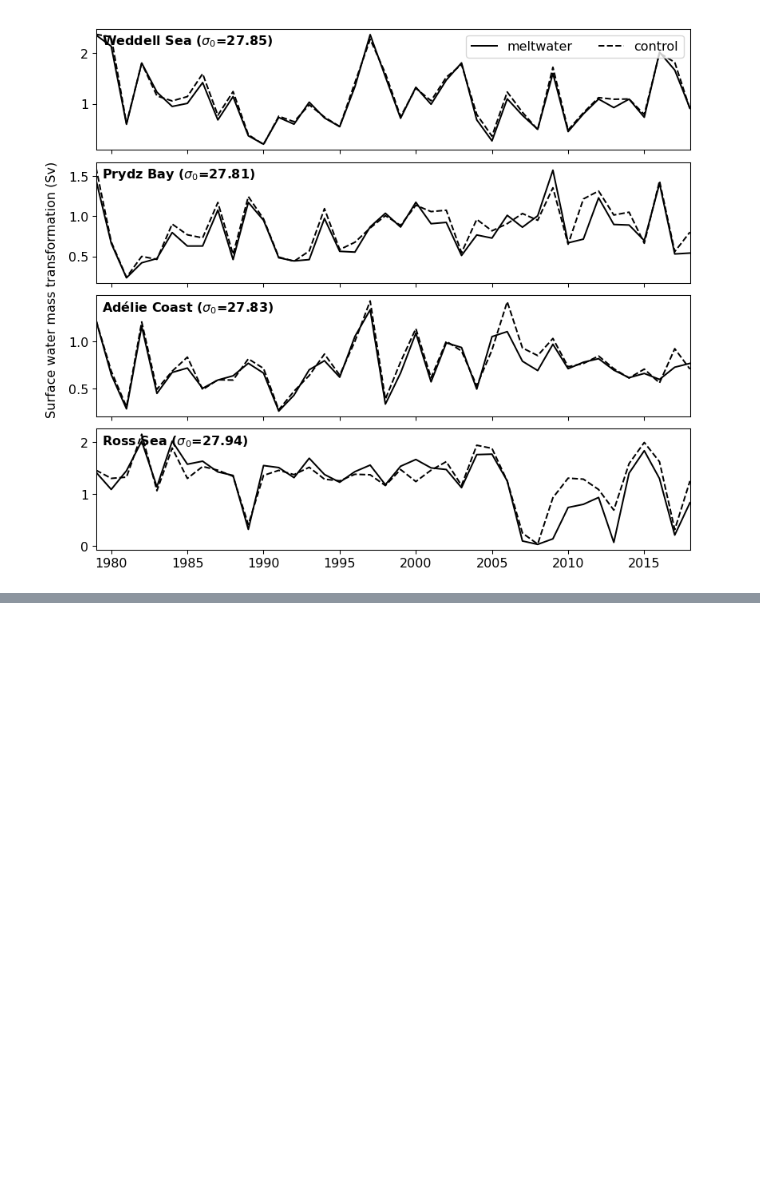
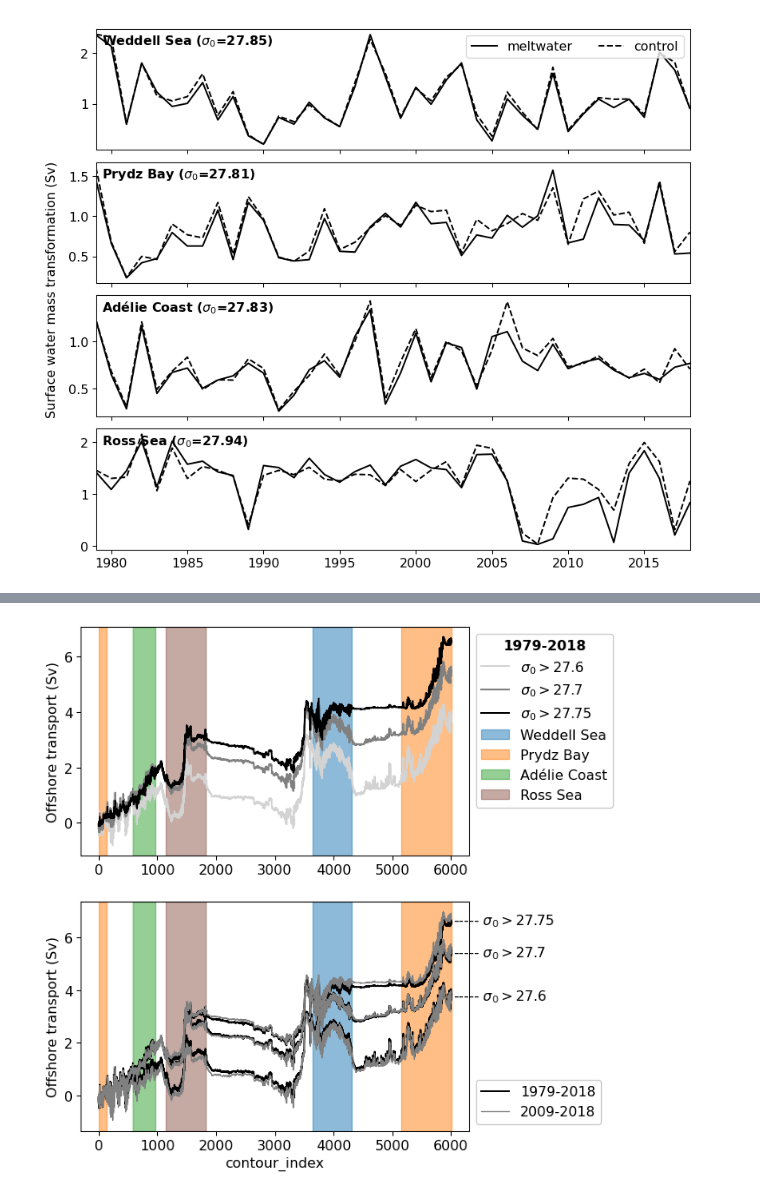
Before and after one commit to adele-morrison/IAF-meltwater, a Jupyter notebook: notebooks/SWMT/SWMT_plots.ipynb, the cells around one changed output, grey strips where cells are left out. Drawn from its saved outputs; the diff is of its cells as text; code cells hidden in the pictures; blank space fills up the shorter version.

Commit message:
Circumpolar offshore transport across 1000-m isobath

```diff
--- a/notebooks/SWMT/SWMT_plots.ipynb
+++ b/notebooks/SWMT/SWMT_plots.ipynb
@@ -266,0 +274,8 @@ SWMT_ctrl_DSW_yr = SWMT_ctrl_DSW.sel(
+# %%
+# calculated and saved with across_contour_volume_transport_calculations_execute.sh (this uses
+# across_contour_volume_transport_calculations.py) and
+# across_contour_volume_transport_postprocessing.ipynb
+transp1000m = xr.open_mfdataset(
+    path_output + 'volume_transport_across_1000m_isobaths_' +
+    exp_melt + '_1d_????.nc').vol_transp_across_contour
+transp1000m = transp1000m.where(transp1000m != 0) * 1e-6  # in Sv
@@ -267,3 +284,14 @@ SWMT_ctrl_DSW_yr = SWMT_ctrl_DSW.sel(
+# %%
+""" Sum over all density bins above a certain density and
+calculate the cumulative sum along the isobaths."""
+transp1000m_27_6 = transp1000m.sum('isopycnal_bins').cumsum(
+    'contour_index').compute()
+transp1000m_27_7 = transp1000m.sel(isopycnal_bins=slice(27.7, None)).sum(
+    'isopycnal_bins').cumsum('contour_index').compute()
+transp1000m_27_75 = transp1000m.sel(isopycnal_bins=slice(27.75, None)).sum(
+    'isopycnal_bins').cumsum('contour_index').compute()
+transp1000m_27_8 = transp1000m.sel(isopycnal_bins=slice(27.8, None)).sum(
+    'isopycnal_bins').cumsum('contour_index').compute()
 # %% [markdown]
 ## Plots
 # %%
@@ -630,0 +661,61 @@ plt.show()
+# %%
+plt.figure(figsize=(6, 8))
+plt.subplot(2, 1, 1)
+transp1000m_27_6.mean('time').plot(
+    color='lightgrey', label='$\sigma_0>27.6$')
+transp1000m_27_7.mean('time').plot(
+    color='grey', label='$\sigma_0>27.7$')
+transp1000m_27_75.mean('time').plot(
+    color='k', label='$\sigma_0>27.75$')
+# transp1000m_27_8.mean('time').plot(
+#     color='k', label='$\sigma_0>27.8$')
+col = ['tab:blue', 'tab:orange', 'tab:green', 'tab:brown']
+for a, area_text in enumerate(DSW_region['name']):
+    if area_text == 'Prydz':
+        plt.axvspan(0, transp1000m.contour_index[DSW_region['ind_iso_max'][a]],
+                    alpha=0.5, color=col[a], label=DSW_region['name_long'][a])
+        plt.axvspan(transp1000m.contour_index[DSW_region['ind_iso_min'][a]], 6002,
+                    alpha=0.5, color=col[a])
+    else:
+        plt.axvspan(transp1000m.contour_index[DSW_region['ind_iso_min'][a]],
+            transp1000m.contour_index[DSW_region['ind_iso_max'][a]],
+            alpha=0.5, color=col[a], label=DSW_region['name_long'][a])
+plt.legend(framealpha=1, loc='upper left', bbox_to_anchor=(1, 1),
+           title='1979-2018', title_fontproperties={'weight':'bold'})
+plt.ylabel('Offshore transport (Sv)')
+plt.xlabel('')
+
+plt.subplot(2, 1, 2)
+transp1000m_27_6.mean('time').plot(
+    color='k', label='1979-2018')
+transp1000m_27_7.mean('time').plot(
+    color='k')
+transp1000m_27_75.mean('time').plot(
+    color='k')
+transp1000m_27_6.sel(time=slice('2009', '2018')).mean('time').plot(
+    color='grey', linewidth=1, label='2009-2018')
+transp1000m_27_7.sel(time=slice('2009', '2018')).mean('time').plot(
+    color='grey', linewidth=1)
+transp1000m_27_75.sel(time=slice('2009', '2018')).mean('time').plot(
+    color='grey', linewidth=1)
+# transp1000m_27_8.mean('time').plot(
+#     color='k', label='$\sigma_0>27.8$')
+col = ['tab:blue', 'tab:orange', 'tab:green', 'tab:brown']
+for a, area_text in enumerate(DSW_region['name']):
+    if area_text == 'Prydz':
+        plt.axvspan(0, transp1000m.contour_index[DSW_region['ind_iso_max'][a]],
+                    alpha=0.5, color=col[a])
+        plt.axvspan(transp1000m.contour_index[DSW_region['ind_iso_min'][a]], 6002,
+                    alpha=0.5, color=col[a])
+    else:
+        plt.axvspan(transp1000m.contour_index[DSW_region['ind_iso_min'][a]],
+            transp1000m.contour_index[DSW_region['ind_iso_max'][a]],
+            alpha=0.5, color=col[a])
+plt.legend(framealpha=1, loc='lower left', bbox_to_anchor=(1, 0))
+plt.ylabel('Offshore transport (Sv)')
+plt.text(.96, .57, '----- $\sigma_0>27.6$', transform=plt.gca().transAxes)
+plt.text(.96, .76, '----- $\sigma_0>27.7$', transform=plt.gca().transAxes)
+plt.text(.96, .9, '----- $\sigma_0>27.75$', transform=plt.gca().transAxes)
+plt.show()
+# %% [output]
+[figure, added]
```
Also changed, not shown: parts of 6 cells of this notebook.
